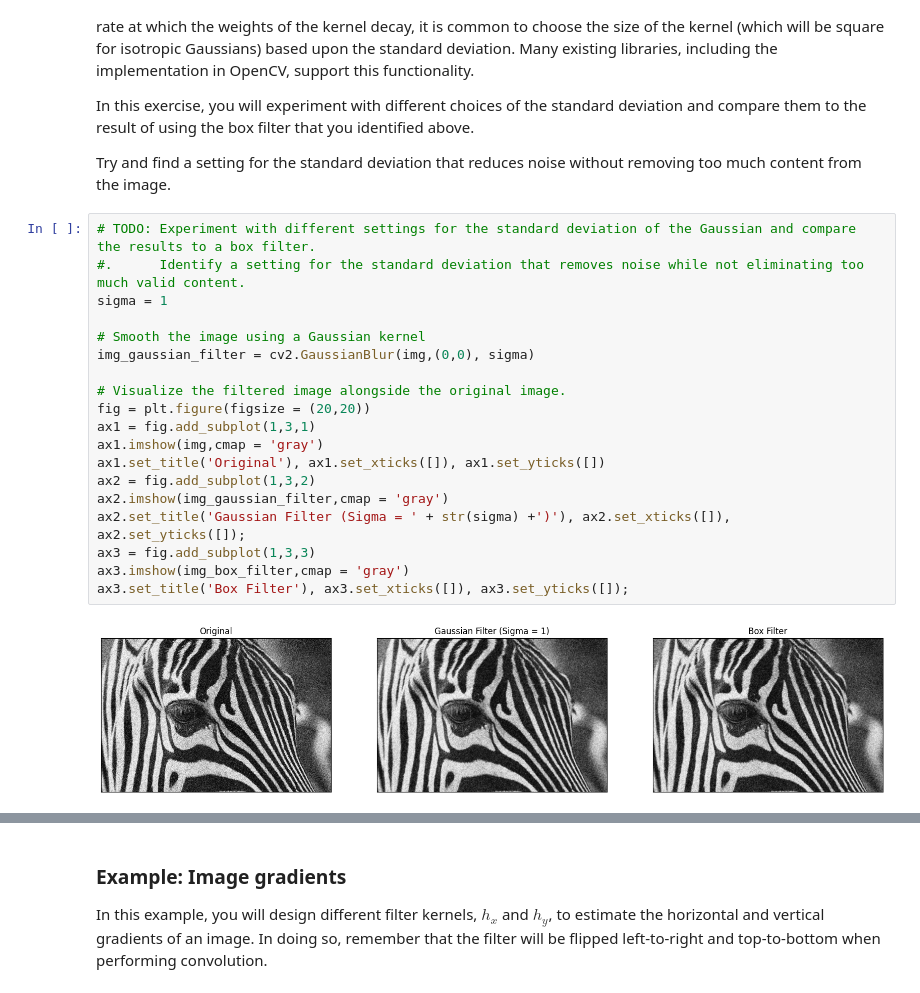
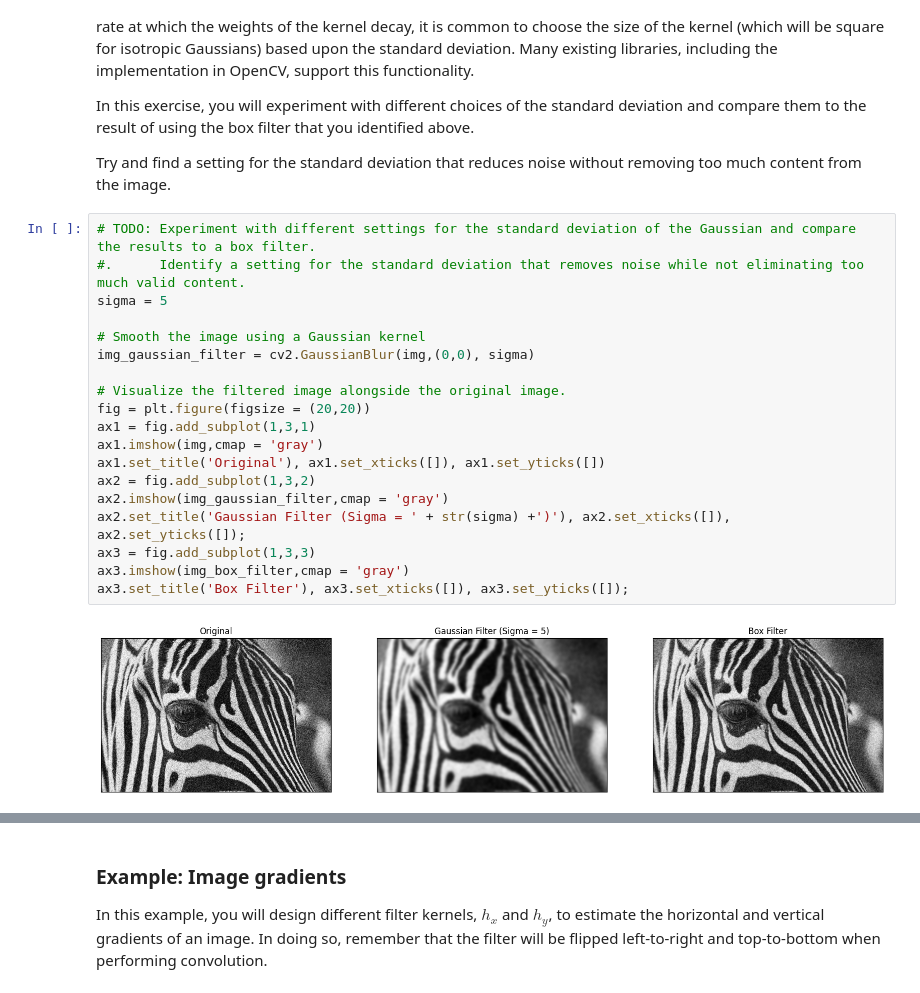
Before and after one commit to romulo-goes/duckietown-lx, a Jupyter notebook: visual-lane-servoing/notebooks/04-Image-Filtering/image_filtering.ipynb, the cells around one changed output, grey strips where cells are left out. Saved outputs shown, nothing was run; the diff lists cells and outputs as text.

Commit message:
visual

```diff
--- a/visual-lane-servoing/notebooks/04-Image-Filtering/image_filtering.ipynb
+++ b/visual-lane-servoing/notebooks/04-Image-Filtering/image_filtering.ipynb
@@ -112,24 +112,24 @@ Try and find a setting for the standard deviation that reduces noise without rem
 # %%
 # TODO: Experiment with different settings for the standard deviation of the Gaussian and compare the results to a box filter.
 #.      Identify a setting for the standard deviation that removes noise while not eliminating too much valid content.
-sigma = 1
+sigma = 5
 
 # Smooth the image using a Gaussian kernel
 img_gaussian_filter = cv2.GaussianBlur(img,(0,0), sigma)
 
 # Visualize the filtered image alongside the original image.
 fig = plt.figure(figsize = (20,20))
 ax1 = fig.add_subplot(1,3,1)
 ax1.imshow(img,cmap = 'gray')
 ax1.set_title('Original'), ax1.set_xticks([]), ax1.set_yticks([])
 ax2 = fig.add_subplot(1,3,2)
 ax2.imshow(img_gaussian_filter,cmap = 'gray')
 ax2.set_title('Gaussian Filter (Sigma = ' + str(sigma) +')'), ax2.set_xticks([]), ax2.set_yticks([]);
 ax3 = fig.add_subplot(1,3,3)
 ax3.imshow(img_box_filter,cmap = 'gray')
 ax3.set_title('Box Filter'), ax3.set_xticks([]), ax3.set_yticks([]);
 # %% [output]
-[figure, old version]
+[figure, new version]
 # %% [markdown]
 ## Enhancing Edges
 Edges are a feature of an image that are used for a variety of tasks, including segmentation, object detection, shape estimation, and scene reconstruction. In the case of Duckietown and other self-driving domains, access to edge information is also very useful for detecting lane boundaries.
```
Also changed, not shown: parts of 2 cells of this notebook, 4 other files.
